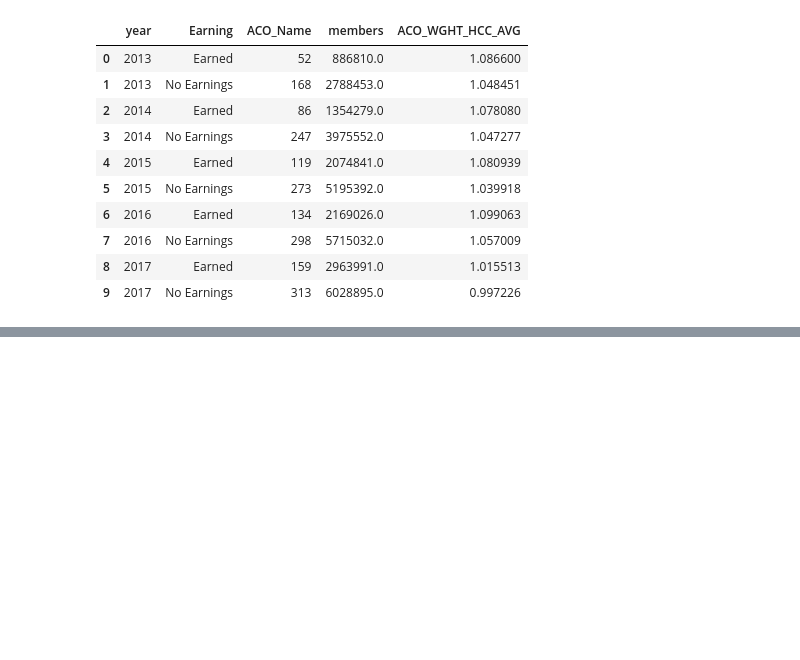
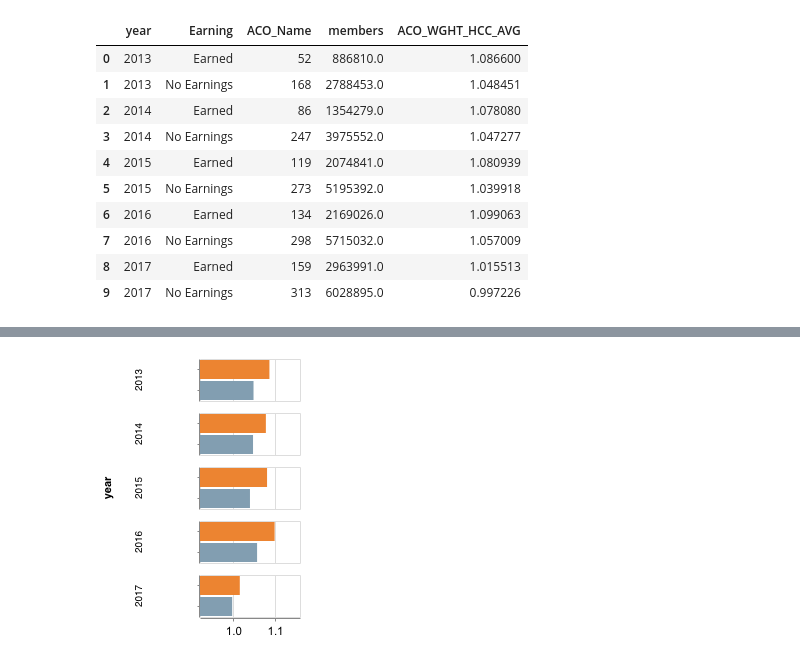
Before and after one commit to AlgorexHealth/ACO-PUF-Analysis, a Jupyter notebook: ACO Results.ipynb, the cells around one changed output, grey strips where cells are left out. Drawn from its saved outputs; the diff is of its cells as text; code cells hidden in the pictures; blank space fills up the shorter version.

```diff
--- a/ACO Results.ipynb
+++ b/ACO Results.ipynb
@@ -108,0 +143,13 @@ alt.Chart(data_to_chart).mark_bar().encode(
+# %%
+risk_scores = alt.Chart(data_to_chart,
+                    width=100).mark_bar().encode(
+    x=alt.X('ACO_WGHT_HCC_AVG:Q',axis=alt.Axis(title='')
+           ,scale=alt.Scale(domain=(.925,1.15))),
+    row='year:O',
+    y=alt.Y('Earning:N', axis=alt.Axis(title='', labels=False)),
+    color=alt.Color('Earning:N', legend=None)
+)
+
+risk_scores
+# %% [output]
+[figure, added]
```
Also changed, not shown: parts of 7 cells of this notebook, 2 other files.
